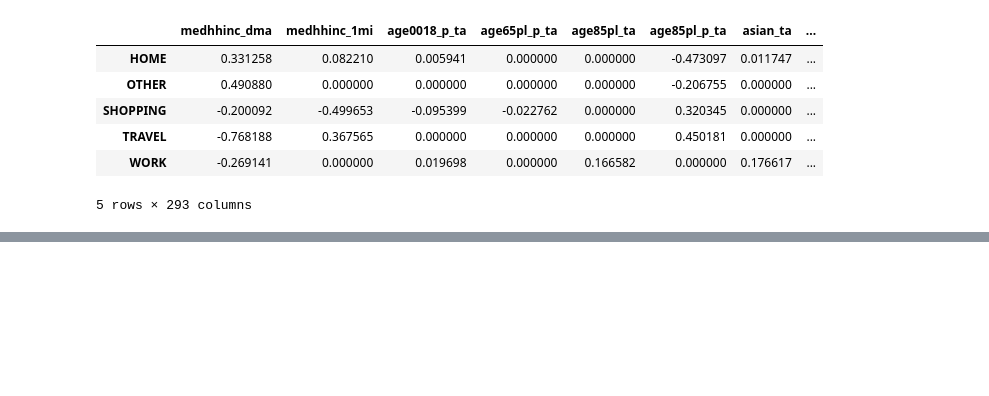
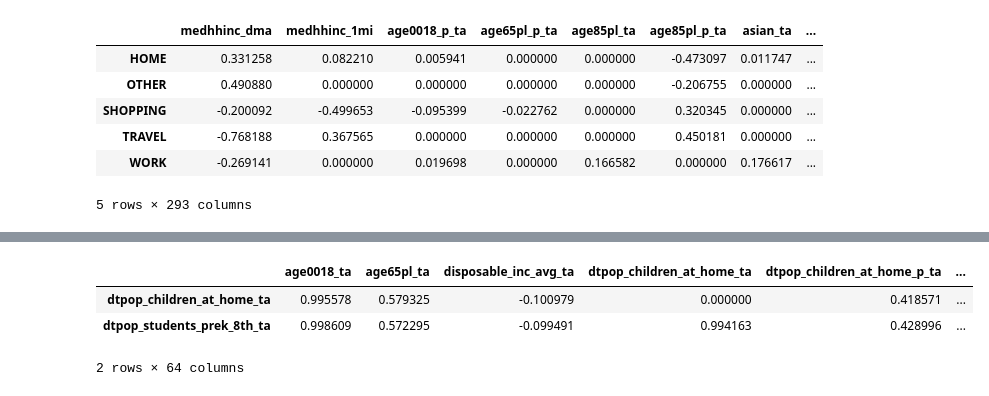
Before and after one commit to mozhao0331/Restaurant_Segmentation_Analysis, a Jupyter notebook: doc/draft/smoothie_king_regularization.ipynb, the cells around one changed output, grey strips where cells are left out. Drawn from its saved outputs; the diff is of its cells as text; code cells hidden in the pictures; blank space fills up the shorter version.

```diff
--- a/doc/draft/smoothie_king_regularization.ipynb
+++ b/doc/draft/smoothie_king_regularization.ipynb
@@ -214,0 +231,8 @@ coef_df.loc[:, (coef_df != 0).any(axis=0)]
+# %%
+high_corr = correlation.loc[:, (correlation > 0.98).any(axis=0)]
+high_corr[high_corr["age0018_ta"] > 0.98]
+# %% [output]
+|  | age0018_ta | age65pl_ta | disposable_inc_avg_ta | dtpop_children_at_home_ta | dtpop_children_at_home_p_ta | ... |
+| dtpop_children_at_home_ta | 0.995578 | 0.579325 | -0.100979 | 0.000000 | 0.418571 | ... |
+| dtpop_students_prek_8th_ta | 0.998609 | 0.572295 | -0.099491 | 0.994163 | 0.428996 | ... |
+2 rows × 64 columns
```
Also changed, not shown: parts of 8 cells of this notebook.
